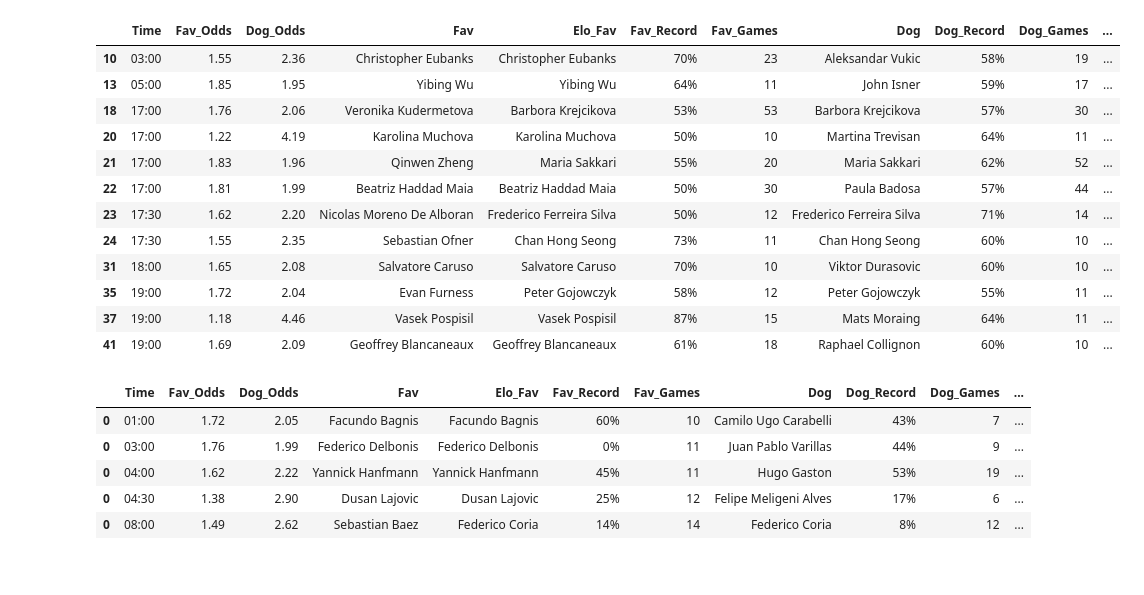
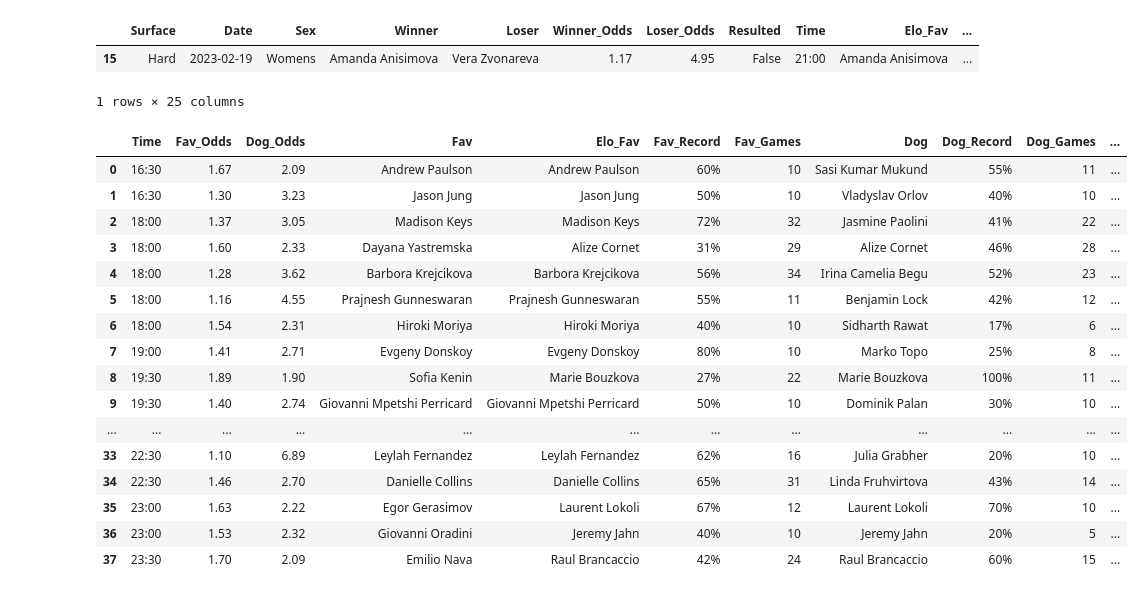
Before and after one commit to Witwolski/tennis_atp, a Jupyter notebook: ranking_analysis_new.ipynb, the cells around one changed output. Saved outputs shown, nothing was run; the diff lists cells and outputs as text; code cells hidden in the pictures.

```diff
--- a/ranking_analysis_new.ipynb
+++ b/ranking_analysis_new.ipynb
@@ -383,25 +385,28 @@ final_hard[
+# %%
+#100%
+elo_data_hard['Fav_Odds']=elo_data_hard['Fav_Odds'].astype(float)
+elo_data_hard[(elo_data_hard['Dog_Rank']>elo_data_hard['Fav_Rank'])&(elo_data_hard['Fav_Odds']<1.2)&(elo_data_hard['Fav_Odds']>1.1)&(elo_data_hard['Dog_Rank']>200)&(elo_data_hard['Fav_Rank']<50)]
+# %% [output]
+|  | Surface | Date | Sex | Winner | Loser | Winner_Odds | Loser_Odds | Resulted | Time | Elo_Fav | ... |
+| 15 | Hard | 2023-02-19 | Womens | Amanda Anisimova | Vera Zvonareva | 1.17 | 4.95 | False | 21:00 | Amanda Anisimova | ... |
+1 rows × 25 columns
 # %%
-final_hard[final_hard['dog_percent']>0.49]#[(final_hard['Fav_Serve%']<final_hard['Dog_Serve%'])&(final_hard['Dog_Return%']>20)&(final_hard['Fav_Return%']<20)&(final_hard['Fav_Serve%']>0)&(final_hard['Dog_Odds']<2.5)]
+final_hard#[final_hard['dog_percent']>0.5]#[(final_hard['Fav_Serve%']<final_hard['Dog_Serve%'])&(final_hard['Dog_Return%']>20)&(final_hard['Fav_Return%']<20)&(final_hard['Fav_Serve%']>0)&(final_hard['Dog_Odds']<2.5)]
 # %% [output]
 |  | Time | Fav_Odds | Dog_Odds | Fav | Elo_Fav | Fav_Record | Fav_Games | Dog | Dog_Record | Dog_Games | ... |
-| 10 | 03:00 | 1.55 | 2.36 | Christopher Eubanks | Christopher Eubanks | 70% | 23 | Aleksandar Vukic | 58% | 19 | ... |
-| 13 | 05:00 | 1.85 | 1.95 | Yibing Wu | Yibing Wu | 64% | 11 | John Isner | 59% | 17 | ... |
-| 18 | 17:00 | 1.76 | 2.06 | Veronika Kudermetova | Barbora Krejcikova | 53% | 53 | Barbora Krejcikova | 57% | 30 | ... |
-| 20 | 17:00 | 1.22 | 4.19 | Karolina Muchova | Karolina Muchova | 50% | 10 | Martina Trevisan | 64% | 11 | ... |
-| 21 | 17:00 | 1.83 | 1.96 | Qinwen Zheng | Maria Sakkari | 55% | 20 | Maria Sakkari | 62% | 52 | ... |
-| 22 | 17:00 | 1.81 | 1.99 | Beatriz Haddad Maia | Beatriz Haddad Maia | 50% | 30 | Paula Badosa | 57% | 44 | ... |
-| 23 | 17:30 | 1.62 | 2.20 | Nicolas Moreno De Alboran | Frederico Ferreira Silva | 50% | 12 | Frederico Ferreira Silva | 71% | 14 | ... |
-| 24 | 17:30 | 1.55 | 2.35 | Sebastian Ofner | Chan Hong Seong | 73% | 11 | Chan Hong Seong | 60% | 10 | ... |
-| 31 | 18:00 | 1.65 | 2.08 | Salvatore Caruso | Salvatore Caruso | 70% | 10 | Viktor Durasovic | 60% | 10 | ... |
-| 35 | 19:00 | 1.72 | 2.04 | Evan Furness | Peter Gojowczyk | 58% | 12 | Peter Gojowczyk | 55% | 11 | ... |
-| 37 | 19:00 | 1.18 | 4.46 | Vasek Pospisil | Vasek Pospisil | 87% | 15 | Mats Moraing | 64% | 11 | ... |
-| 41 | 19:00 | 1.69 | 2.09 | Geoffrey Blancaneaux | Geoffrey Blancaneaux | 61% | 18 | Raphael Collignon | 60% | 10 | ... |
+| 0 | 16:30 | 1.67 | 2.09 | Andrew Paulson | Andrew Paulson | 60% | 10 | Sasi Kumar Mukund | 55% | 11 | ... |
+| 1 | 16:30 | 1.30 | 3.23 | Jason Jung | Jason Jung | 50% | 10 | Vladyslav Orlov | 40% | 10 | ... |
+| 2 | 18:00 | 1.37 | 3.05 | Madison Keys | Madison Keys | 72% | 32 | Jasmine Paolini | 41% | 22 | ... |
+| 3 | 18:00 | 1.60 | 2.33 | Dayana Yastremska | Alize Cornet | 31% | 29 | Alize Cornet | 46% | 28 | ... |
+| 4 | 18:00 | 1.28 | 3.62 | Barbora Krejcikova | Barbora Krejcikova | 56% | 34 | Irina Camelia Begu | 52% | 23 | ... |
+| 5 | 18:00 | 1.16 | 4.55 | Prajnesh Gunneswaran | Prajnesh Gunneswaran | 55% | 11 | Benjamin Lock | 42% | 12 | ... |
+| 6 | 18:00 | 1.54 | 2.31 | Hiroki Moriya | Hiroki Moriya | 40% | 10 | Sidharth Rawat | 17% | 6 | ... |
+| 7 | 19:00 | 1.41 | 2.71 | Evgeny Donskoy | Evgeny Donskoy | 80% | 10 | Marko Topo | 25% | 8 | ... |
+| 8 | 19:30 | 1.89 | 1.90 | Sofia Kenin | Marie Bouzkova | 27% | 22 | Marie Bouzkova | 100% | 11 | ... |
+| 9 | 19:30 | 1.40 | 2.74 | Giovanni Mpetshi Perricard | Giovanni Mpetshi Perricard | 50% | 10 | Dominik Palan | 30% | 10 | ... |
+| ... | ... | ... | ... | ... | ... | ... | ... | ... | ... | ... | ... |
+| 33 | 22:30 | 1.10 | 6.89 | Leylah Fernandez | Leylah Fernandez | 62% | 16 | Julia Grabher | 20% | 10 | ... |
+| 34 | 22:30 | 1.46 | 2.70 | Danielle Collins | Danielle Collins | 65% | 31 | Linda Fruhvirtova | 43% | 14 | ... |
+| 35 | 23:00 | 1.63 | 2.22 | Egor Gerasimov | Laurent Lokoli | 67% | 12 | Laurent Lokoli | 70% | 10 | ... |
+| 36 | 23:00 | 1.53 | 2.32 | Giovanni Oradini | Jeremy Jahn | 40% | 10 | Jeremy Jahn | 20% | 5 | ... |
+| 37 | 23:30 | 1.70 | 2.09 | Emilio Nava | Raul Brancaccio | 42% | 24 | Raul Brancaccio | 60% | 15 | ... |
-# %%
-results_clay
-# %% [output]
-|  | Time | Fav_Odds | Dog_Odds | Fav | Elo_Fav | Fav_Record | Fav_Games | Dog | Dog_Record | Dog_Games | ... |
-| 0 | 01:00 | 1.72 | 2.05 | Facundo Bagnis | Facundo Bagnis | 60% | 10 | Camilo Ugo Carabelli | 43% | 7 | ... |
-| 0 | 03:00 | 1.76 | 1.99 | Federico Delbonis | Federico Delbonis | 0% | 11 | Juan Pablo Varillas | 44% | 9 | ... |
-| 0 | 04:00 | 1.62 | 2.22 | Yannick Hanfmann | Yannick Hanfmann | 45% | 11 | Hugo Gaston | 53% | 19 | ... |
-| 0 | 04:30 | 1.38 | 2.90 | Dusan Lajovic | Dusan Lajovic | 25% | 12 | Felipe Meligeni Alves | 17% | 6 | ... |
-| 0 | 08:00 | 1.49 | 2.62 | Sebastian Baez | Federico Coria | 14% | 14 | Federico Coria | 8% | 12 | ... |
```
Also changed, not shown: parts of 12 cells of this notebook, 16 other files.
